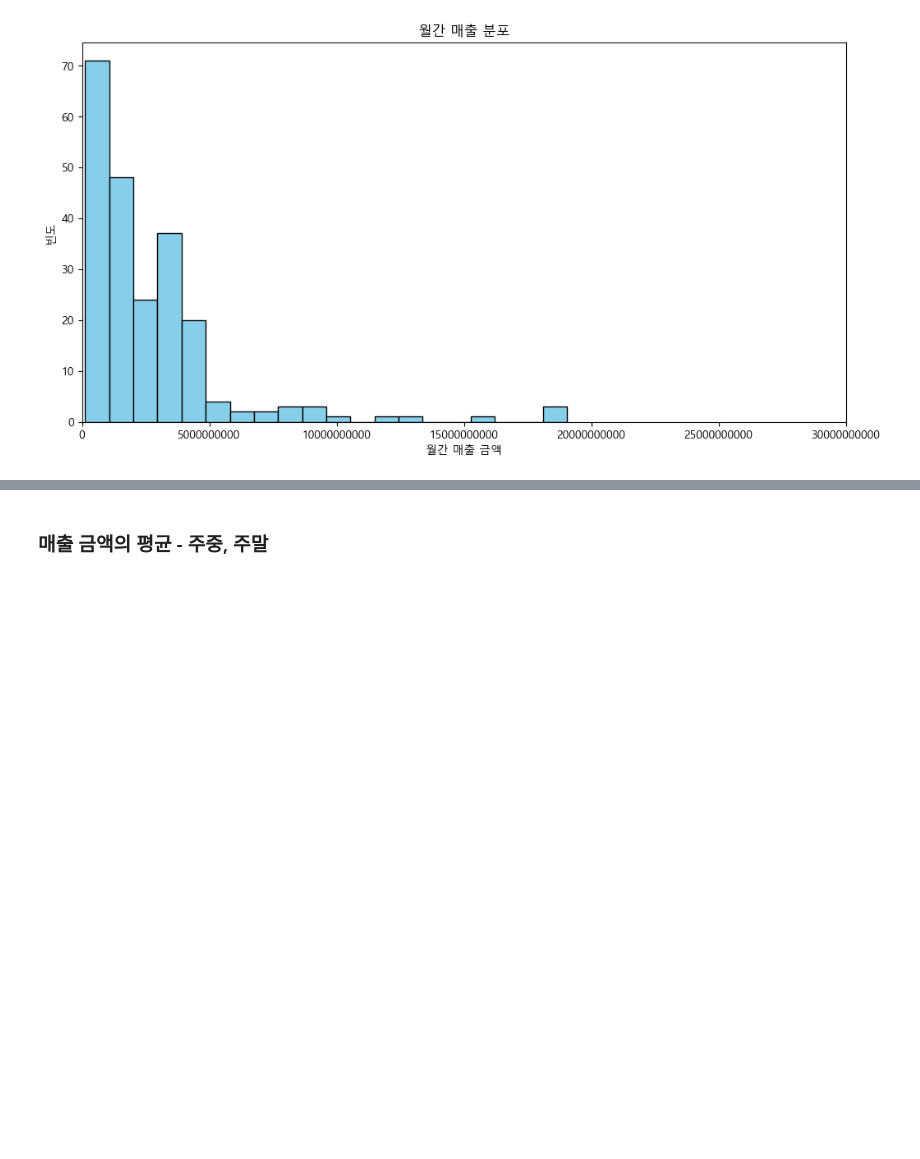
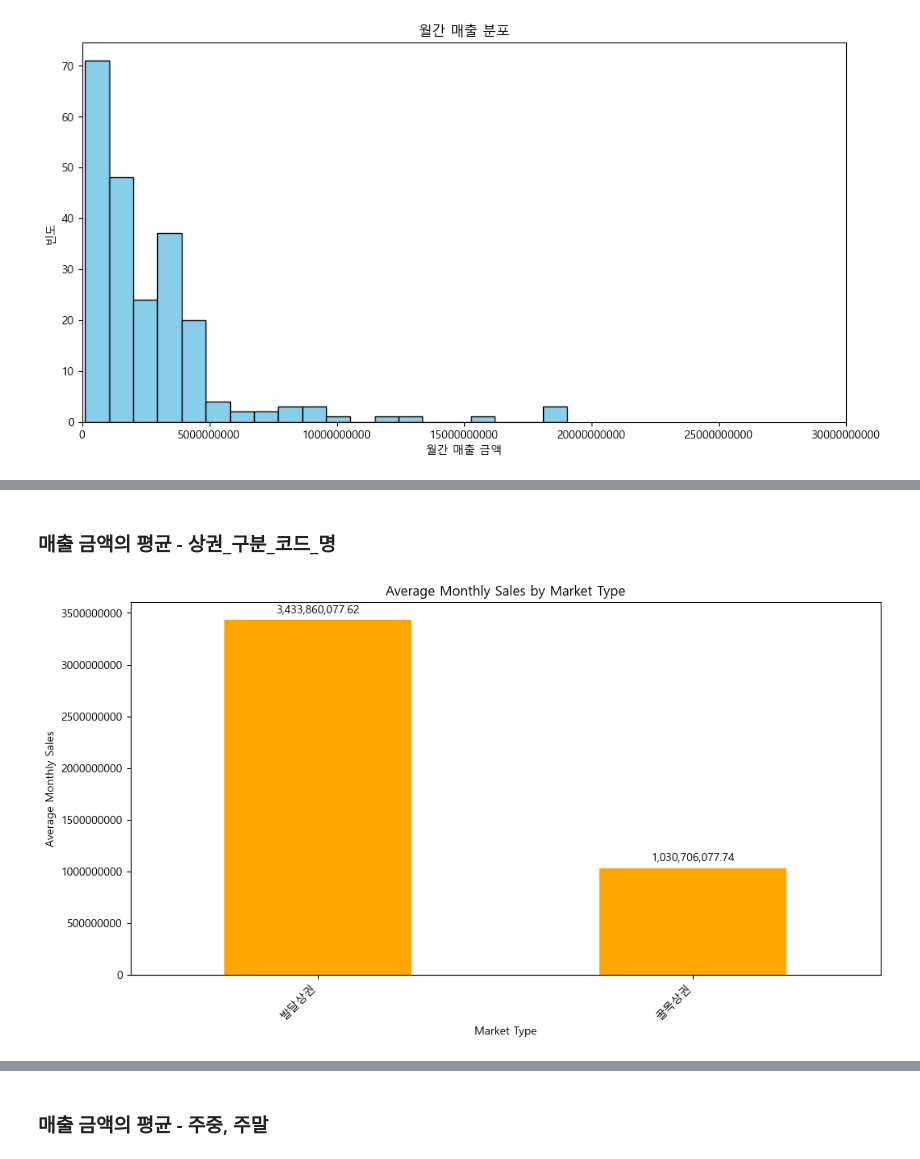
Before and after one commit to hyelin606/Semi-Project, a Jupyter notebook: 강남구.ipynb, the cells around one changed output, grey strips where cells are left out. Saved outputs shown, nothing was run; the diff lists cells and outputs as text; code cells hidden in the pictures; blank space fills up the shorter version.

```diff
--- a/강남구.ipynb
+++ b/강남구.ipynb
@@ -671 +699,31 @@ plt.show()
+# %% [markdown]
+### 매출 금액의 평균 - 상권_구분_코드_명
+# %%
+import pandas as pd
+import matplotlib.pyplot as plt
+
+# Load the CSV file
+file_path = 'data/강남구 파일/modified_data.csv'
+df = pd.read_csv(file_path)
+
+# Group the data by '상권_구분_코드_명' and calculate the mean of monthly sales
+average_monthly_sales_by_market_type = df.groupby('상권_구분_코드_명')['당월_매출_금액'].mean()
+
+# Visualization
+plt.figure(figsize=(12, 6))
+bar_plot = average_monthly_sales_by_market_type.sort_values(ascending=False).plot(kind='bar', color='orange')
+plt.title('Average Monthly Sales by Market Type')
+plt.xlabel('Market Type')
+plt.ylabel('Average Monthly Sales')
+plt.xticks(rotation=45, ha='right')
+
+# Add annotations on top of the bars
+for i, value in enumerate(average_monthly_sales_by_market_type.sort_values(ascending=False)):
+    bar_plot.text(i, value + 0.02 * max(average_monthly_sales_by_market_type), f'{value:,.2f}', ha='center')
+
+# y 축 단위를 전체로 설정
+plt.ticklabel_format(axis='y', style='plain', useOffset=False)
+plt.show()
+# %% [output]
+[figure, added]
 # %% [markdown]
```
Also changed, not shown: parts of 35 cells of this notebook, 2 other files.
